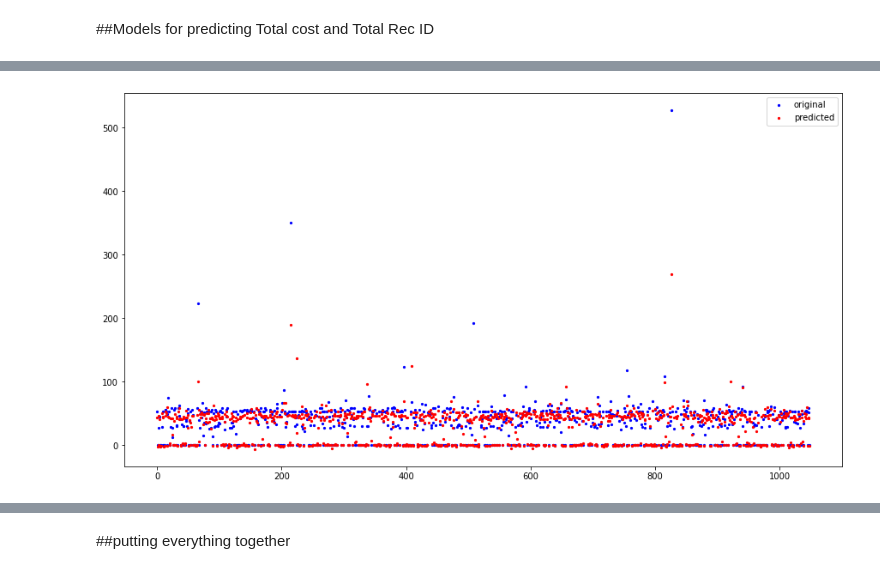
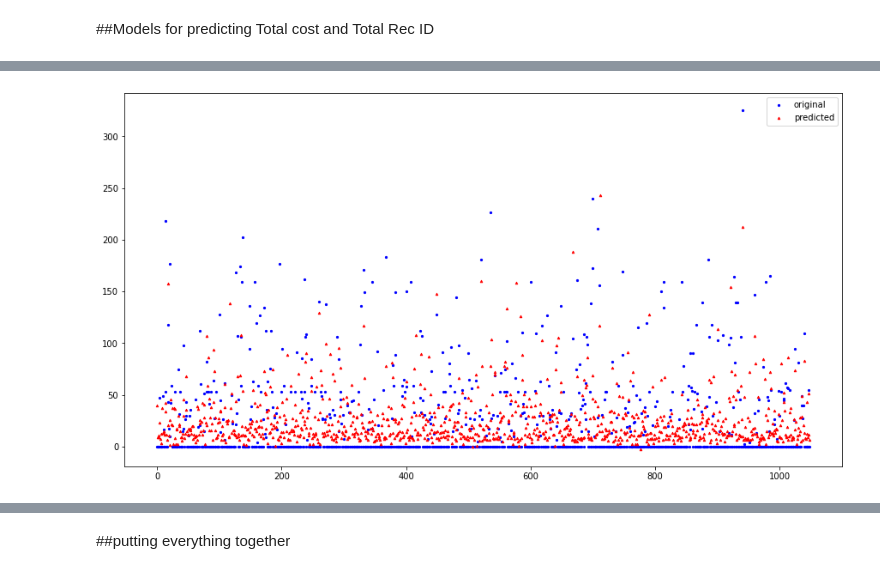
Before and after one commit to skamble91/BigDL, a Jupyter notebook: AI_ML_Capstone_Shweta.ipynb, the cells around one changed output, grey strips where cells are left out. Drawn from its saved outputs; the diff is of its cells as text; code cells hidden in the pictures.

```diff
--- a/AI_ML_Capstone_Shweta.ipynb
+++ b/AI_ML_Capstone_Shweta.ipynb
@@ -1770,20 +1803,21 @@ Reg_house_ads
 # %%
-Reg_house_ads=Household_ads.set_index('Household Key')
-Reg_house_ads
+
 from sklearn.model_selection import train_test_split
 from sklearn.preprocessing import PowerTransformer
 pt = PowerTransformer()
 
-X_new = Reg_house_ads.drop('Total Cost', axis=1)
-y_new = Reg_house_ads['Total Cost']
+X_new = Reg_house_ads.drop(['ERS Member Cost Year 3','ERS ENT Count Year 3','Rec ID', 'Total Cost'], axis=1)
+y_new = Reg_house_ads['ERS Member Cost Year 3']
 transformed_df=pt.fit_transform(X_new)
 transformed_df=pd.DataFrame(transformed_df, index=X_new.index, columns=X_new.columns)
 #transformed_df.columns=X_new.columns
 transformed_df
-col_list=list(X_new.columns).append('Total Cost')
+col_list=list(X_new.columns).append('ERS Member Cost Year 3')
 #splitting into training and test
 X_train, X_test, y_train, y_test = train_test_split(transformed_df, y_new, test_size=0.2, random_state=0)
 
-print(len(y_train))
-print(len(y_test))
+#print(len(y_train))
+#print(len(y_test))
+transformed_df
+X_train
 # %% [output]
@@ -1808,12 +1854,12 @@ model = XGBRegressor(colsample_bytree= 0.3, importance_type='gain', verbose=0,)
 cv = RepeatedStratifiedKFold(n_splits=10, n_repeats=3, random_state=1)
 # define grid search
 grid = GridSearchCV(estimator=model, param_grid=params, cv=5, verbose=0)
-grid_result = grid.fit(X_train, y_train)
+grid_result_reg_cost = grid.fit(X_train, y_train)
 
-print("Best: %f using %s" % (grid_result.best_score_, grid_result.best_params_))
+print("Best: %f using %s" % (grid_result_reg_cost.best_score_, grid_result.best_params_))
 # report all configurations
-means = grid_result.cv_results_['mean_test_score']
-stds = grid_result.cv_results_['std_test_score']
-params = grid_result.cv_results_['params']
+means = grid_result_reg_cost.cv_results_['mean_test_score']
+stds = grid_result_reg_cost.cv_results_['std_test_score']
+params = grid_result_reg_cost.cv_results_['params']
 for mean, stdev, param in zip(means, stds, params):
     print("%f (%f) with: %r" % (mean, stdev, param))
@@ -1820,35 +1880,36 @@ for mean, stdev, param in zip(means, stds, params):
 # %%
-#Best: 0.765560 using {'alpha': 5, 'gamma': 5, 'learning_rate': 0.1, 'max_depth': 4, 'n_estimators': 500, 'random_state': 13, 'reg_lambda': 0.1}
-#0.691813 using {'alpha': 5, 'learning_rate': 0.1, 'max_depth': 4, 'n_estimators': 50, 'random_state': 13, 'scale_pos_weight': 50}
+#Best: R2=0.822854 using {'alpha': 5, 'gamma': 2, 'learning_rate': 0.1, 'max_depth': 4, 'n_estimators': 500, 'random_state': 13, 'reg_lambda': 0.02}
+#Best: 0.229235 using {'alpha': 5, 'learning_rate': 0.1, 'max_depth': 4, 'n_estimators': 50, 'random_state': 13, 'scale_pos_weight': 50}
+#0.224158 (0.054067) with: {'alpha': 5, 'gamma': 2, 'learning_rate': 0.1, 'max_depth': 4, 'n_estimators': 100, 'random_state': 13, 'reg_lambda': 0.02}
 #X_train.set_index('Household Key').columns
-y_test_predict = grid_result.predict(X_test)
+y_test_predict = grid_result_reg_cost.predict(X_test)
 #confusion_matrix(y_true=y_test, y_pred=y_test_predict)
 
 feat_imp=grid.best_estimator_.feature_importances_
 # plot
 y_test_predict
 
 from xgboost import plot_importance
 from matplotlib import pyplot
-y_test_predict = grid_result.predict(X_test)
+#y_test_predict = grid_result.predict(X_test)
 #confusion_matrix(y_true=y_test, y_pred=y_test_predict)
 
 feat_imp=grid.best_estimator_.feature_importances_
 # plot
 #plt.bar(range(len(grid.best_estimator_.feature_importances_)), grid.best_estimator_.feature_importances_)
 #plt.show()
 feat_imp=pd.DataFrame(feat_imp)
 feat_imp['Columns']=X_train.columns
 feat_imp.set_index('Columns', inplace=True)
 
 x_ax = range(len(y_test))
 plt.figure(figsize=(15,8))
-plt.scatter(x_ax, y_test, s=5, color="blue", label="original")
-plt.scatter(x_ax, y_test_predict, s=5, color="red", label="predicted")
+plt.scatter(x_ax, y_test, s=5, color="blue", label="original", marker="o")
+plt.scatter(x_ax, y_test_predict, s=6, color="red", label="predicted",marker="^",)
 plt.legend()
 plt.show()
 # %% [output]
-[figure, old version]
+[figure, new version]
 # %%
 #ax = xgboost.plot_importance(...)
 
```
Also changed, not shown: parts of 59 cells of this notebook.
